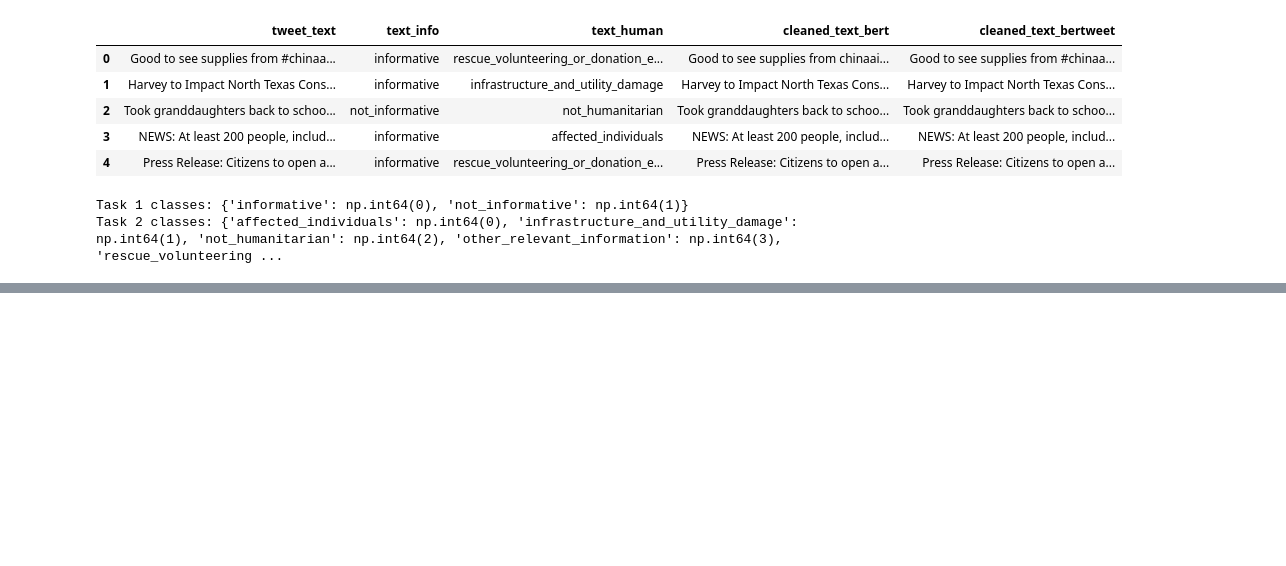
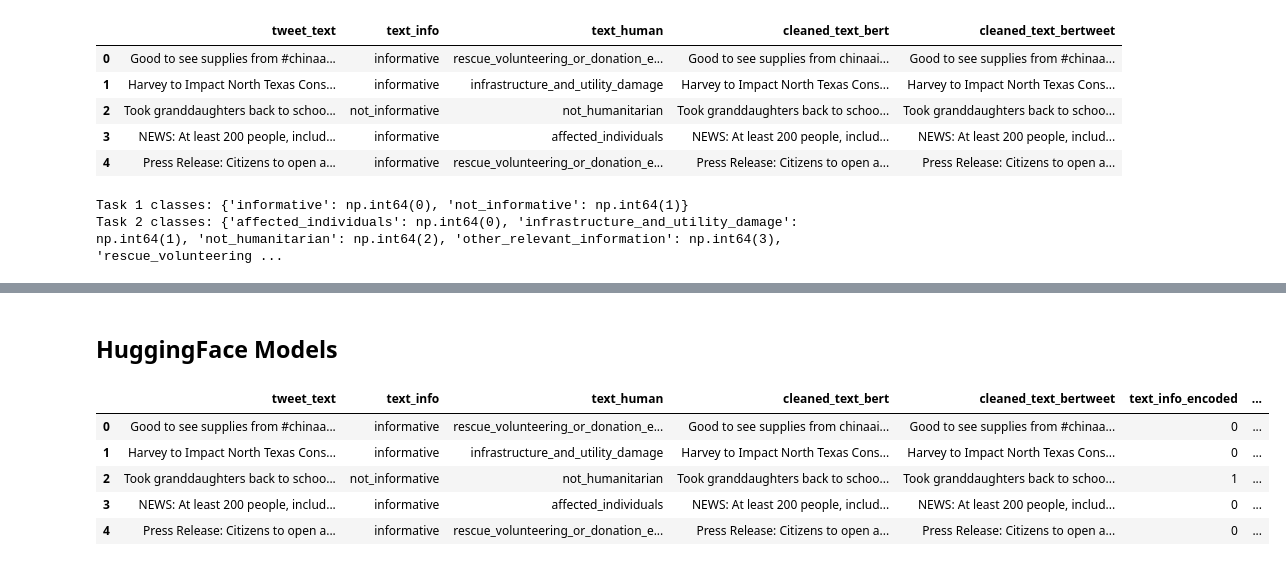
Before and after one commit to andreaceto/multimodal-crisis-classification, a Jupyter notebook: 04_text_classification.ipynb, the cells around one changed output, grey strips where cells are left out. Cells and saved outputs as stored; diff of their text form; code cells hidden in the pictures; blank space fills up the shorter version.

```diff
--- a/04_text_classification.ipynb
+++ b/04_text_classification.ipynb
@@ -414,0 +420,2 @@ F1-score : 0.6129
+# %% [markdown]
+## HuggingFace Models
@@ -414,0 +504,17 @@ F1-score : 0.6129
+# %%
+text_train_df["text_info_encoded"] = train_labels_task1
+text_val_df["text_info_encoded"] = val_labels_task1
+text_test_df["text_info_encoded"] = test_labels_task1
+
+text_train_df["text_human_encoded"] = train_labels_task2
+text_val_df["text_human_encoded"] = val_labels_task2
+text_test_df["text_human_encoded"] = test_labels_task2
+
+text_train_df.head(5)
+# %% [output]
+|  | tweet_text | text_info | text_human | cleaned_text_bert | cleaned_text_bertweet | text_info_encoded | ... |
+| 0 | Good to see supplies from #chinaa... | informative | rescue_volunteering_or_donation_e... | Good to see supplies from chinaai... | Good to see supplies from #chinaa... | 0 | ... |
+| 1 | Harvey to Impact North Texas Cons... | informative | infrastructure_and_utility_damage | Harvey to Impact North Texas Cons... | Harvey to Impact North Texas Cons... | 0 | ... |
+| 2 | Took granddaughters back to schoo... | not_informative | not_humanitarian | Took granddaughters back to schoo... | Took granddaughters back to schoo... | 1 | ... |
+| 3 | NEWS: At least 200 people, includ... | informative | affected_individuals | NEWS: At least 200 people, includ... | NEWS: At least 200 people, includ... | 0 | ... |
+| 4 | Press Release: Citizens to open a... | informative | rescue_volunteering_or_donation_e... | Press Release: Citizens to open a... | Press Release: Citizens to open a... | 0 | ... |
```
Also changed, not shown: parts of 7 cells of this notebook.
